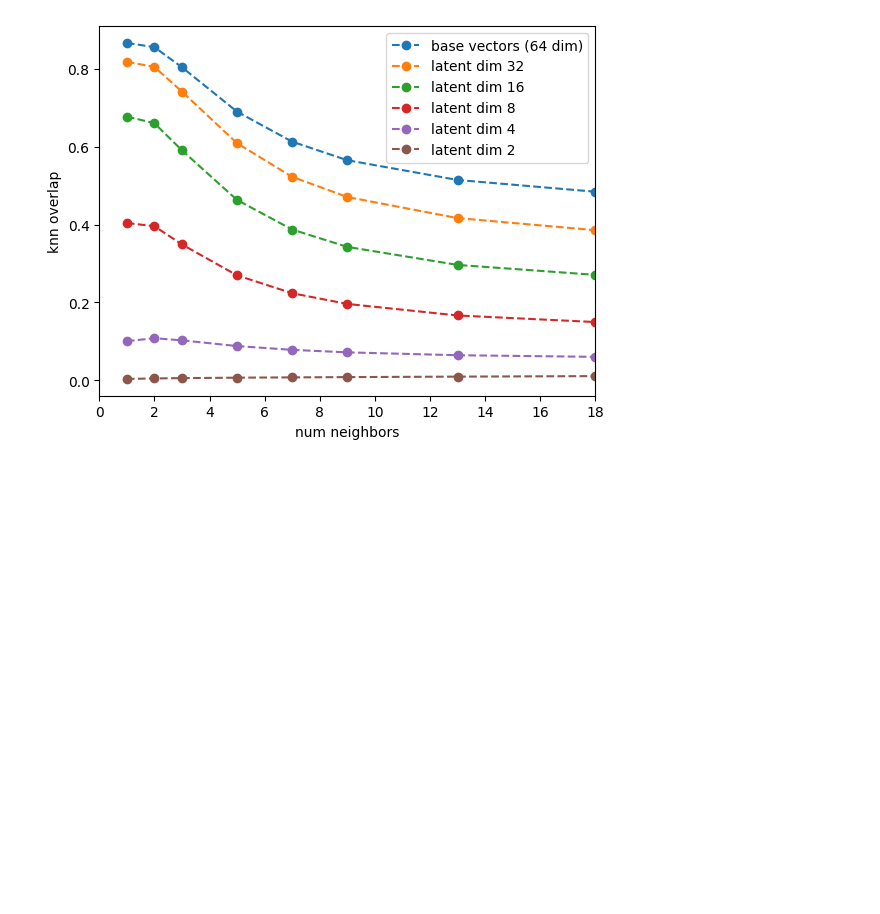
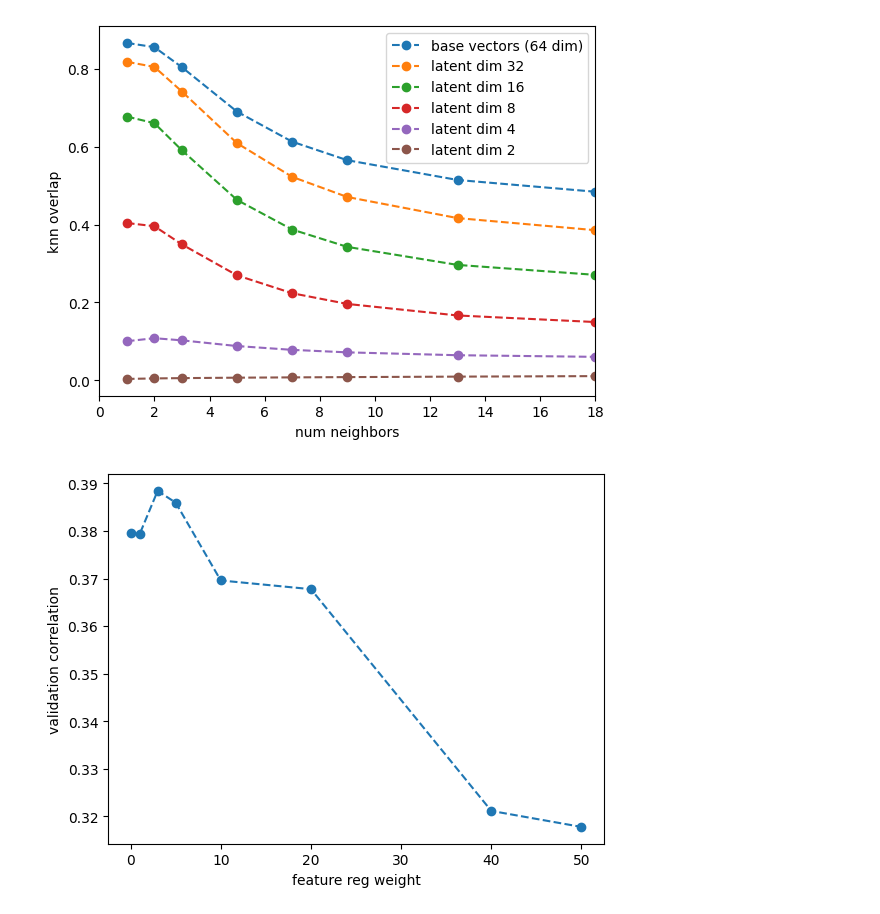
Before and after one commit to NathanSoeding/sensorium, a Jupyter notebook: small_readout_vectors/knn_consistency.ipynb, the cells around one changed output. Cells and saved outputs as stored; diff of their text form; code cells hidden in the pictures; blank space fills up the shorter version.

```diff
--- a/small_readout_vectors/knn_consistency.ipynb
+++ b/small_readout_vectors/knn_consistency.ipynb
@@ -282,3 +265,13 @@ plt.savefig('plots/knn_overlap_zoom.png')
 plt.show()
 # %% [output]
 [figure]
+# %%
+reg_weights = [0, 1, 3, 5, 10, 20, 40, 50]
+correlations = [0.37966, 0.37931, 0.38843, 0.38597, 0.3696, 0.36777, 0.32114, 0.31777]
+plt.plot(reg_weights, correlations, ls='--', marker='o')
+plt.xlabel('feature reg weight')
+plt.ylabel('validation correlation')
+plt.savefig('plots/readout_reg_correlation.png')
+plt.show()
+# %% [output]
+[figure, added]
```
Also changed, not shown: parts of 54 cells of this notebook, 3 other files.
